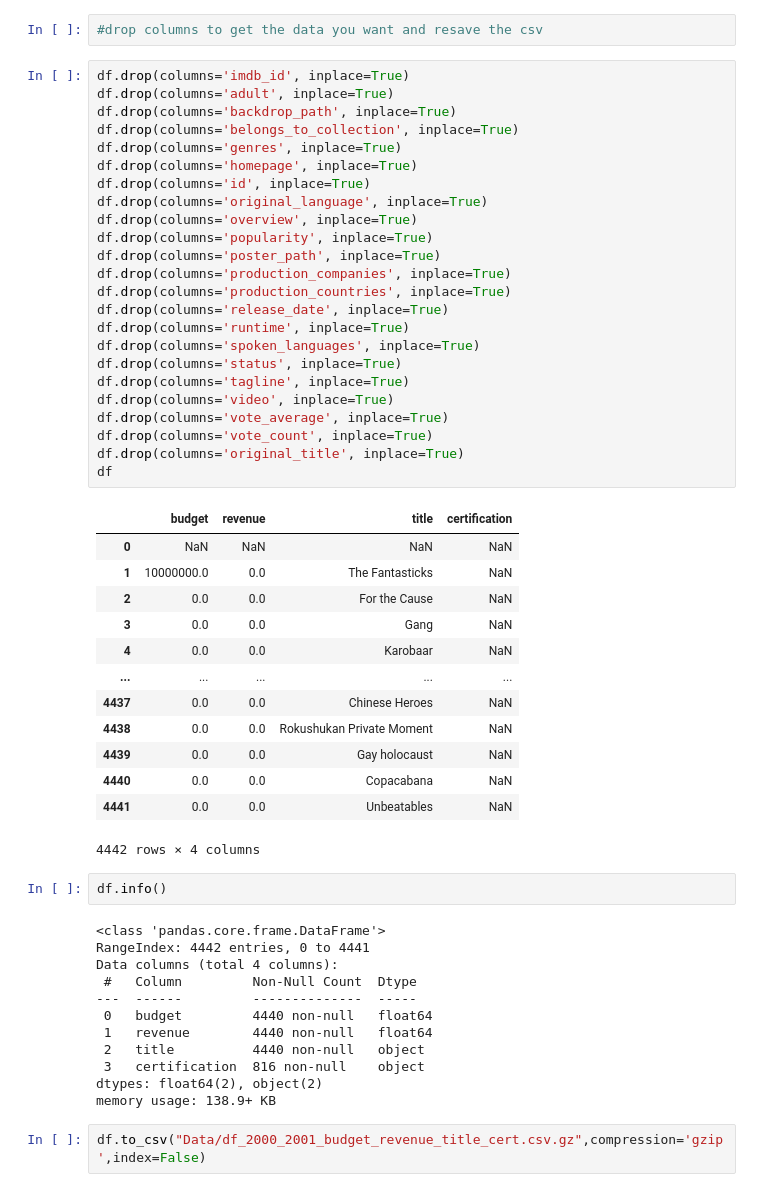
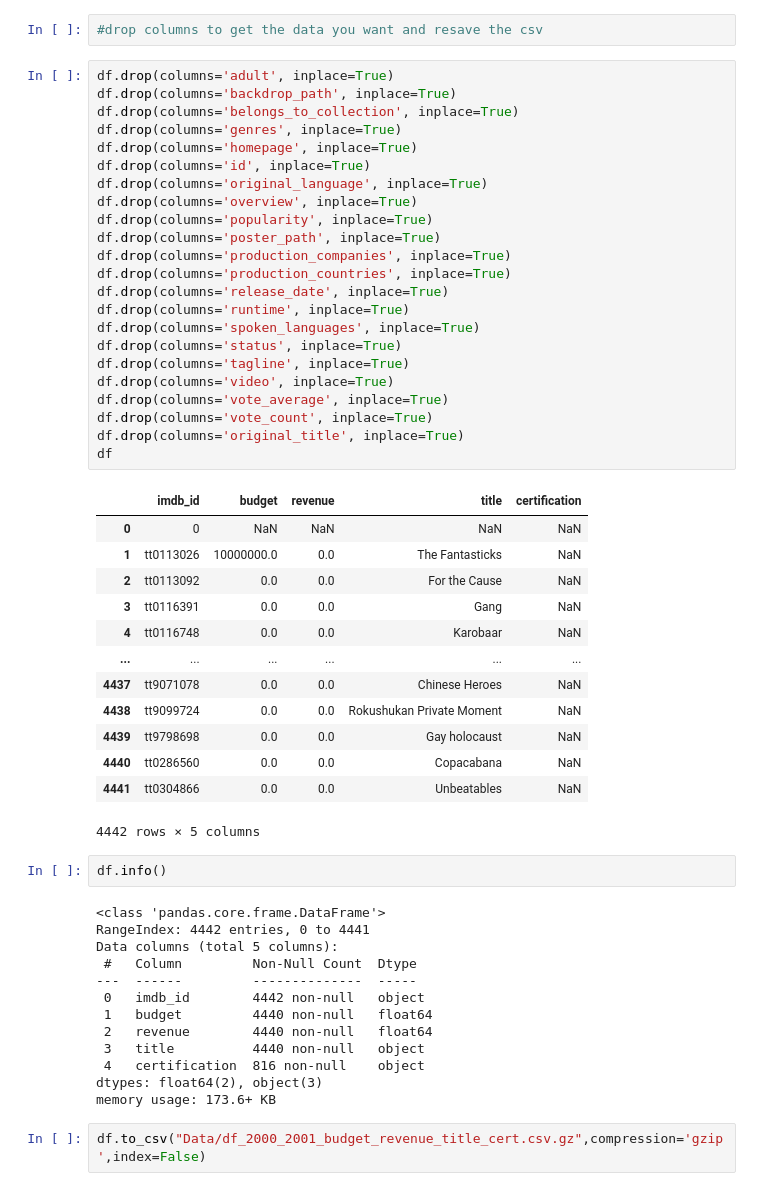
Before and after one commit to fid2445/Project-3-, a Jupyter notebook: Project EDA.ipynb, the cells around one changed output. Drawn from its saved outputs; the diff is of its cells as text.

```diff
--- a/Project EDA.ipynb
+++ b/Project EDA.ipynb
@@ -95,57 +88,57 @@ df.to_csv("Data/df_2000_2001.csv.gz",compression='gzip',index=False)
 # %%
 #drop columns to get the data you want and resave the csv
 # %%
-df.drop(columns='imdb_id', inplace=True)
 df.drop(columns='adult', inplace=True)
 df.drop(columns='backdrop_path', inplace=True)
 df.drop(columns='belongs_to_collection', inplace=True)
 df.drop(columns='genres', inplace=True)
 df.drop(columns='homepage', inplace=True)
 df.drop(columns='id', inplace=True)
 df.drop(columns='original_language', inplace=True)
 df.drop(columns='overview', inplace=True)
 df.drop(columns='popularity', inplace=True)
 df.drop(columns='poster_path', inplace=True)
 df.drop(columns='production_companies', inplace=True)
 df.drop(columns='production_countries', inplace=True)
 df.drop(columns='release_date', inplace=True)
 df.drop(columns='runtime', inplace=True)
 df.drop(columns='spoken_languages', inplace=True)
 df.drop(columns='status', inplace=True)
 df.drop(columns='tagline', inplace=True)
 df.drop(columns='video', inplace=True)
 df.drop(columns='vote_average', inplace=True)
 df.drop(columns='vote_count', inplace=True)
 df.drop(columns='original_title', inplace=True)
 df
 # %% [output]
-|  | budget | revenue | title | certification |
-| 0 | NaN | NaN | NaN | NaN |
-| 1 | 10000000.0 | 0.0 | The Fantasticks | NaN |
-| 2 | 0.0 | 0.0 | For the Cause | NaN |
-| 3 | 0.0 | 0.0 | Gang | NaN |
-| 4 | 0.0 | 0.0 | Karobaar | NaN |
-| ... | ... | ... | ... | ... |
-| 4437 | 0.0 | 0.0 | Chinese Heroes | NaN |
-| 4438 | 0.0 | 0.0 | Rokushukan Private Moment | NaN |
-| 4439 | 0.0 | 0.0 | Gay holocaust | NaN |
-| 4440 | 0.0 | 0.0 | Copacabana | NaN |
-| 4441 | 0.0 | 0.0 | Unbeatables | NaN |
+|  | imdb_id | budget | revenue | title | certification |
+| 0 | 0 | NaN | NaN | NaN | NaN |
+| 1 | tt0113026 | 10000000.0 | 0.0 | The Fantasticks | NaN |
+| 2 | tt0113092 | 0.0 | 0.0 | For the Cause | NaN |
+| 3 | tt0116391 | 0.0 | 0.0 | Gang | NaN |
+| 4 | tt0116748 | 0.0 | 0.0 | Karobaar | NaN |
+| ... | ... | ... | ... | ... | ... |
+| 4437 | tt9071078 | 0.0 | 0.0 | Chinese Heroes | NaN |
+| 4438 | tt9099724 | 0.0 | 0.0 | Rokushukan Private Moment | NaN |
+| 4439 | tt9798698 | 0.0 | 0.0 | Gay holocaust | NaN |
+| 4440 | tt0286560 | 0.0 | 0.0 | Copacabana | NaN |
+| 4441 | tt0304866 | 0.0 | 0.0 | Unbeatables | NaN |
-4442 rows × 4 columns
+4442 rows × 5 columns
 # %%
 df.info()
 # %% [output]
 <class 'pandas.core.frame.DataFrame'>
 RangeIndex: 4442 entries, 0 to 4441
-Data columns (total 4 columns):
+Data columns (total 5 columns):
  #   Column         Non-Null Count  Dtype
 ---  ------         --------------  -----
- 0   budget         4440 non-null   float64
- 1   revenue        4440 non-null   float64
- 2   title          4440 non-null   object
- 3   certification  816 non-null    object
-dtypes: float64(2), object(2)
-memory usage: 138.9+ KB
+ 0   imdb_id        4442 non-null   object
+ 1   budget         4440 non-null   float64
+ 2   revenue        4440 non-null   float64
+ 3   title          4440 non-null   object
+ 4   certification  816 non-null    object
+dtypes: float64(2), object(3)
+memory usage: 173.6+ KB
 # %%
 df.to_csv("Data/df_2000_2001_budget_revenue_title_cert.csv.gz",compression='gzip',index=False)
 # %%
```
Also changed, not shown: parts of 8 cells of this notebook, 3 other files.
